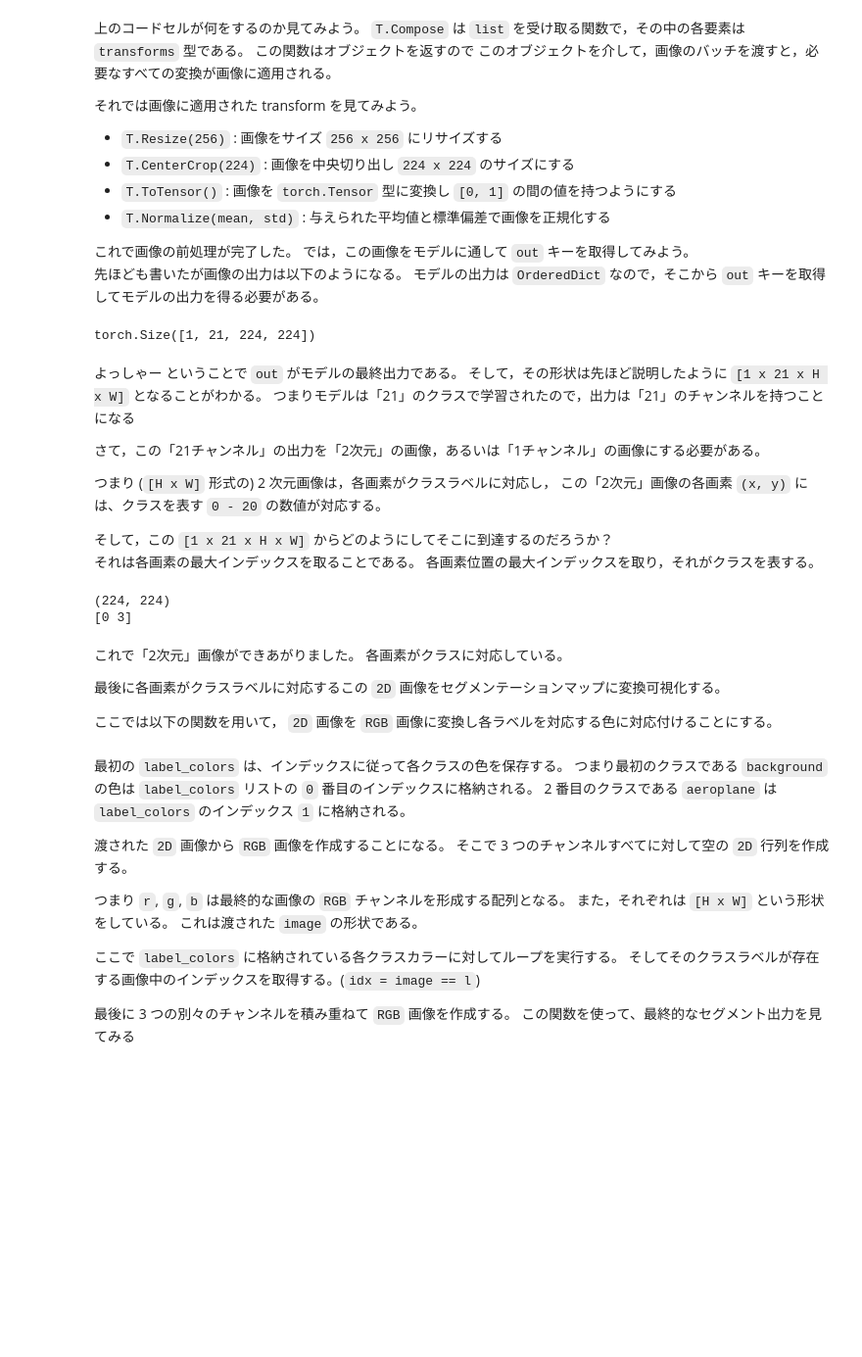
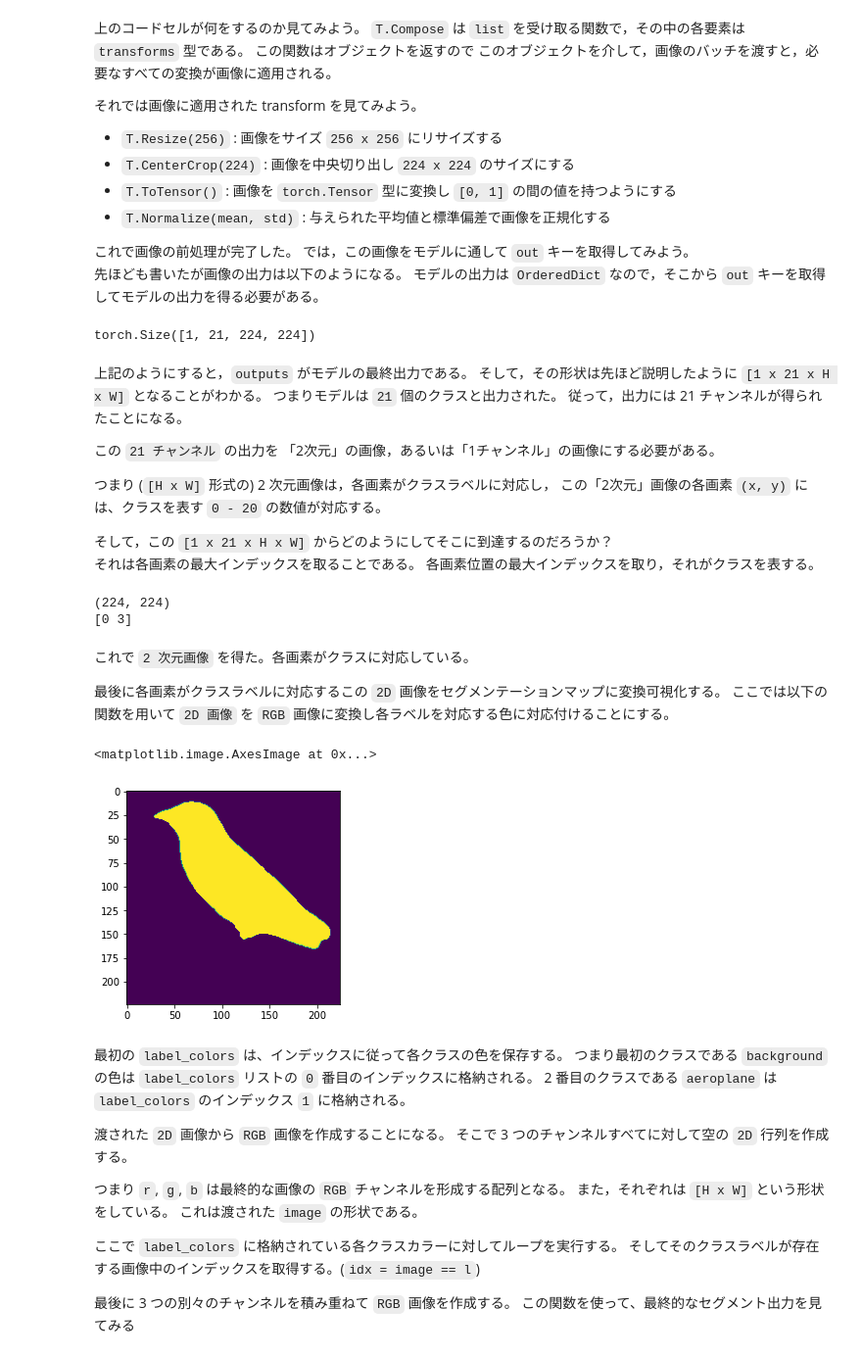
Before and after one commit to komazawa-deep-learning/komazawa-deep-learning.github.io, a Jupyter notebook: 2022notebooks/2022_0603Image_segmentation_demo.ipynb, the cells around one changed output. Shown at 98% size. Drawn from its saved outputs; the diff is of its cells as text; code cells hidden in the pictures; blank space fills up the shorter version.

```diff
--- a/2022notebooks/2022_0603Image_segmentation_demo.ipynb
+++ b/2022notebooks/2022_0603Image_segmentation_demo.ipynb
@@ -230,18 +228,18 @@ it returns a object through which we can pass batches of images and all the requ
 <!-- Let's take a look at the transforms applied on the images:
 Alright! Now that we have the image all preprocessed and ready! Let's pass it through the model and get the `out` key.<br/>
 As I said, the output of the model is a `OrderedDict` so, we need to take the `out` key from that to get the output of the model. -->
-# %%
-# Pass the input through the net
-out = fcn(inp)['out']
-print (out.shape)
-# %% [output]
-torch.Size([1, 21, 224, 224])
+# %%
+outputs = fcn_resnet(inp)['out'] # モデル `fcn_resnet()` に入力 `inp` を与え `outputs` を得る
+print(outputs.shape)             # torch.Size([1, 21, 224, 224])
+# %% [output]
+torch.Size([1, 21, 224, 224])
 # %% [markdown]
-よっしゃー ということで `out` がモデルの最終出力である。
+上記のようにすると，`outputs` がモデルの最終出力である。
 そして，その形状は先ほど説明したように `[1 x 21 x H x W]` となることがわかる。
-つまりモデルは「21」のクラスで学習されたので，出力は「21」のチャンネルを持つことになる<br/>
+つまりモデルは `21` 個のクラスと出力された。
+従って，出力には 21 チャンネルが得られたことになる。
 
-さて，この「21チャンネル」の出力を「2次元」の画像，あるいは「1チャンネル」の画像にする必要がある。
+この `21 チャンネル` の出力を 「2次元」の画像，あるいは「1チャンネル」の画像にする必要がある。
 
 つまり (`[H x W]` 形式の) 2 次元画像は，各画素がクラスラベルに対応し，
 この「2次元」画像の各画素 `(x, y)` には、クラスを表す `0 - 20` の数値が対応する。
@@ -270,14 +268,15 @@ print (np.unique(om))
 (224, 224)
 [0 3]
 # %% [markdown]
-これで「2次元」画像ができあがりました。
-各画素がクラスに対応している。
+これで `2 次元画像` を得た。各画素がクラスに対応している。
 
 最後に各画素がクラスラベルに対応するこの `2D` 画像をセグメンテーションマップに変換可視化する。
-
-ここでは以下の関数を用いて， `2D` 画像を `RGB` 画像に変換し各ラベルを対応する色に対応付けることにする。
+ここでは以下の関数を用いて `2D 画像` を `RGB` 画像に変換し各ラベルを対応する色に対応付けることにする。
 # %%
-plt.imshow(om)
+plt.imshow(_out)
+# %% [output]
+<matplotlib.image.AxesImage at 0x...>
+[figure, added]
 # %%
 # Define the helper function
 def decode_segmap(image, nc=21):
```
Also changed, not shown: parts of 21 cells of this notebook, 5 other files.
